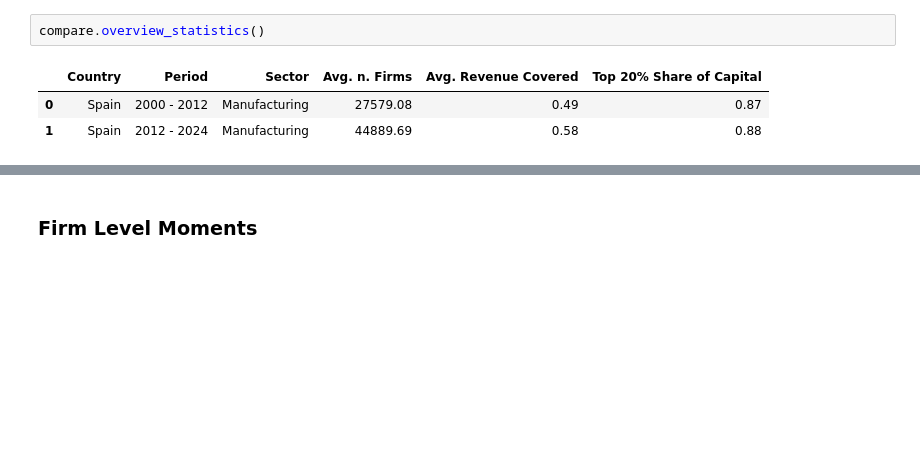
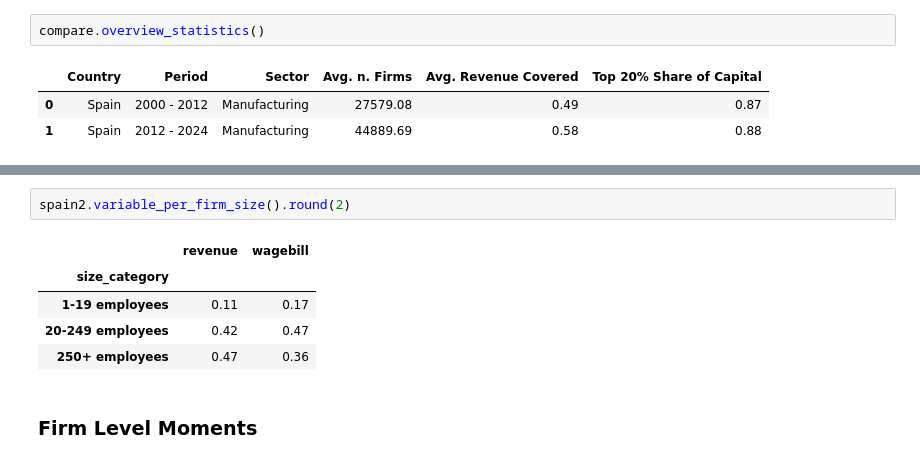
Before and after one commit to CurdinLieberherr/Master-Thesis, a Jupyter notebook: replicate_extend.ipynb, the cells around one changed output, grey strips where cells are left out. Saved outputs shown, nothing was run; the diff lists cells and outputs as text; blank space fills up the shorter version.

```diff
--- a/replicate_extend.ipynb
+++ b/replicate_extend.ipynb
@@ -105,3 +113,11 @@ compare.overview_statistics()
+# %%
+spain2.variable_per_firm_size().round(2)
+# %% [output]
+|  | revenue | wagebill |
+| size_category |  |  |
+| 1-19 employees | 0.11 | 0.17 |
+| 20-249 employees | 0.42 | 0.47 |
+| 250+ employees | 0.47 | 0.36 |
 # %% [markdown]
 ### Firm Level Moments
 # %%
```
Also changed, not shown: parts of 1 cell of this notebook.
